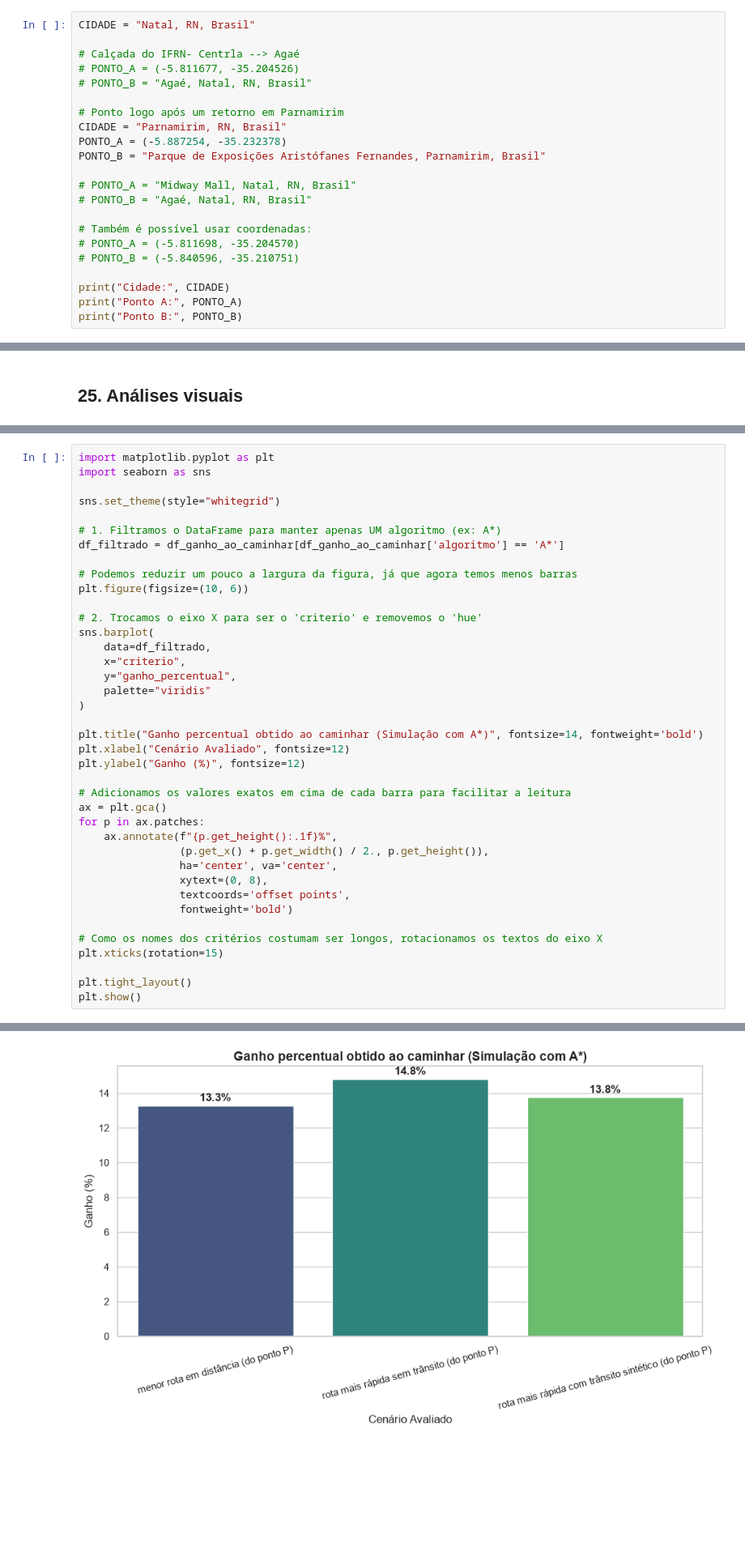
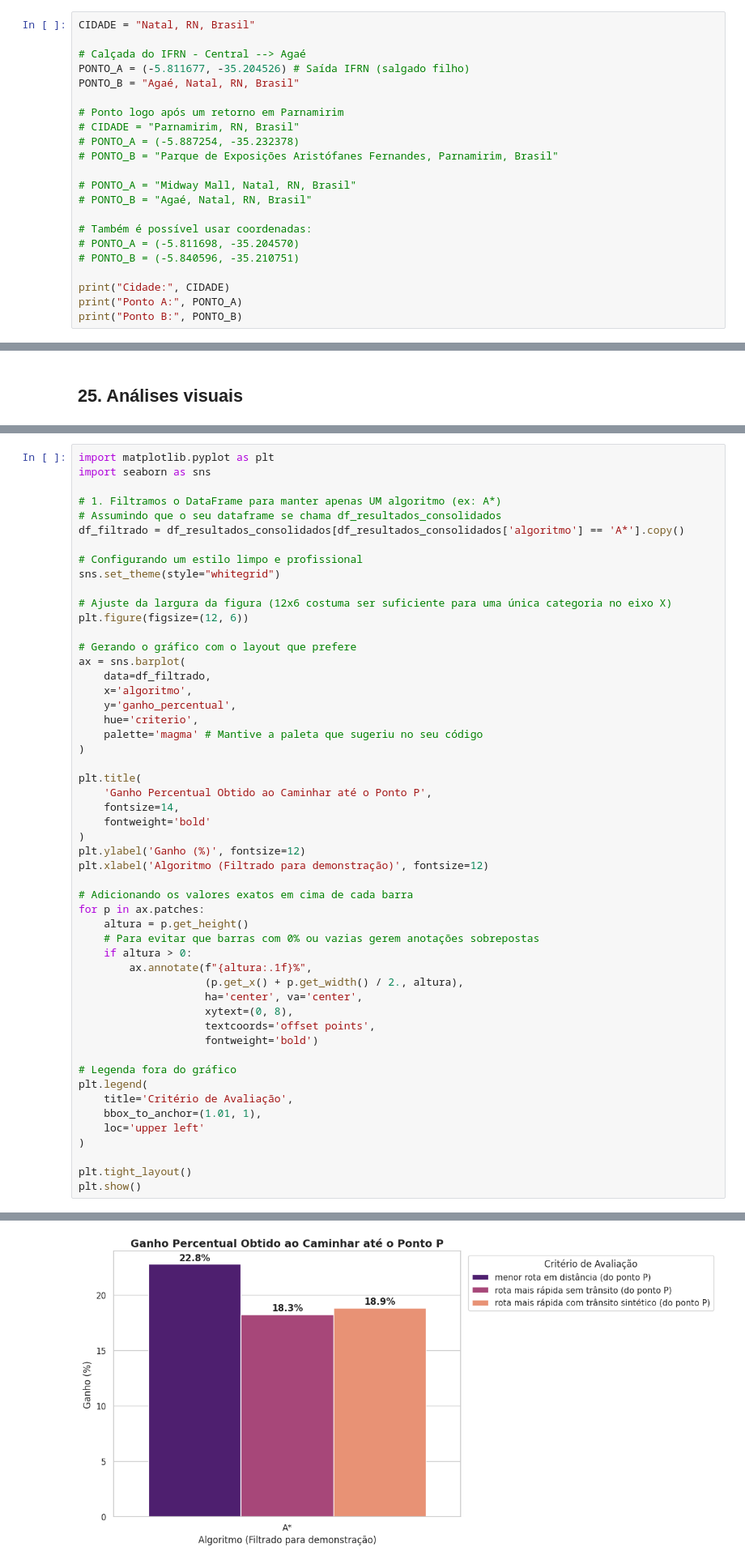
Before and after one commit to edivelton/datastructure, a Jupyter notebook: projects/ridesmart-aed2/RideSmart_AED2.ipynb, the cells around one changed output, grey strips where cells are left out. Shown at 81% size. Cells and saved outputs as stored; diff of their text form; blank space fills up the shorter version.

Commit message:
fix graph

```diff
--- a/projects/ridesmart-aed2/RideSmart_AED2.ipynb
+++ b/projects/ridesmart-aed2/RideSmart_AED2.ipynb
@@ -127,14 +127,14 @@ Para reduzir ambiguidade, escreva cidade, estado e país nos endereços.
 # %%
 CIDADE = "Natal, RN, Brasil"
 
-# Calçada do IFRN- Centrla --> Agaé
-# PONTO_A = (-5.811677, -35.204526)
-# PONTO_B = "Agaé, Natal, RN, Brasil"
+# Calçada do IFRN - Central --> Agaé
+PONTO_A = (-5.811677, -35.204526) # Saída IFRN (salgado filho)
+PONTO_B = "Agaé, Natal, RN, Brasil"
 
 # Ponto logo após um retorno em Parnamirim
-CIDADE = "Parnamirim, RN, Brasil"
-PONTO_A = (-5.887254, -35.232378)
-PONTO_B = "Parque de Exposições Aristófanes Fernandes, Parnamirim, Brasil"
+# CIDADE = "Parnamirim, RN, Brasil"
+# PONTO_A = (-5.887254, -35.232378)
+# PONTO_B = "Parque de Exposições Aristófanes Fernandes, Parnamirim, Brasil"
 
 # PONTO_A = "Midway Mall, Natal, RN, Brasil"
 # PONTO_B = "Agaé, Natal, RN, Brasil"
@@ -1937,38 +1937,51 @@ O gráfico apresenta o ganho percentual obtido após permitir que o usuário cam
 import matplotlib.pyplot as plt
 import seaborn as sns
 
+# 1. Filtramos o DataFrame para manter apenas UM algoritmo (ex: A*)
+# Assumindo que o seu dataframe se chama df_resultados_consolidados
+df_filtrado = df_resultados_consolidados[df_resultados_consolidados['algoritmo'] == 'A*'].copy()
+
+# Configurando um estilo limpo e profissional
 sns.set_theme(style="whitegrid")
 
-# 1. Filtramos o DataFrame para manter apenas UM algoritmo (ex: A*)
-df_filtrado = df_ganho_ao_caminhar[df_ganho_ao_caminhar['algoritmo'] == 'A*']
+# Ajuste da largura da figura (12x6 costuma ser suficiente para uma única categoria no eixo X)
+plt.figure(figsize=(12, 6))
 
-# Podemos reduzir um pouco a largura da figura, já que agora temos menos barras
-plt.figure(figsize=(10, 6))
-
-# 2. Trocamos o eixo X para ser o 'criterio' e removemos o 'hue'
-sns.barplot(
+# Gerando o gráfico com o layout que prefere
+ax = sns.barplot(
     data=df_filtrado,
-    x="criterio",
-    y="ganho_percentual",
-    palette="viridis"
+    x='algoritmo',
+    y='ganho_percentual',
+    hue='criterio',
+    palette='magma' # Mantive a paleta que sugeriu no seu código
 )
 
-plt.title("Ganho percentual obtido ao caminhar (Simulação com A*)", fontsize=14, fontweight='bold')
-plt.xlabel("Cenário Avaliado", fontsize=12)
-plt.ylabel("Ganho (%)", fontsize=12)
+plt.title(
+    'Ganho Percentual Obtido ao Caminhar até o Ponto P',
+    fontsize=14,
+    fontweight='bold'
+)
+plt.ylabel('Ganho (%)', fontsize=12)
+plt.xlabel('Algoritmo (Filtrado para demonstração)', fontsize=12)
 
-# Adicionamos os valores exatos em cima de cada barra para facilitar a leitura
-ax = plt.gca()
+# Adicionando os valores exatos em cima de cada barra
 for p in ax.patches:
-    ax.annotate(f"{p.get_height():.1f}%",
-                (p.get_x() + p.get_width() / 2., p.get_height()),
-                ha='center', va='center',
-                xytext=(0, 8),
-                textcoords='offset points',
-                fontweight='bold')
+    altura = p.get_height()
+    # Para evitar que barras com 0% ou vazias gerem anotações sobrepostas
+    if altura > 0:
+        ax.annotate(f"{altura:.1f}%",
+                    (p.get_x() + p.get_width() / 2., altura),
+                    ha='center', va='center',
+                    xytext=(0, 8),
+                    textcoords='offset points',
+                    fontweight='bold')
 
-# Como os nomes dos critérios costumam ser longos, rotacionamos os textos do eixo X
-plt.xticks(rotation=15)
+# Legenda fora do gráfico
+plt.legend(
+    title='Critério de Avaliação',
+    bbox_to_anchor=(1.01, 1),
+    loc='upper left'
+)
 
 plt.tight_layout()
 plt.show()
@@ -1979,4 +1989,4 @@ Passing `palette` without assigning `hue` is deprecated and will be removed in v
-[figure, old version]
+[figure, new version]
 # %% [markdown]
 ### Análise do impacto da caminhada no tempo total de viagem
 
```
Also changed, not shown: parts of 19 cells of this notebook.
